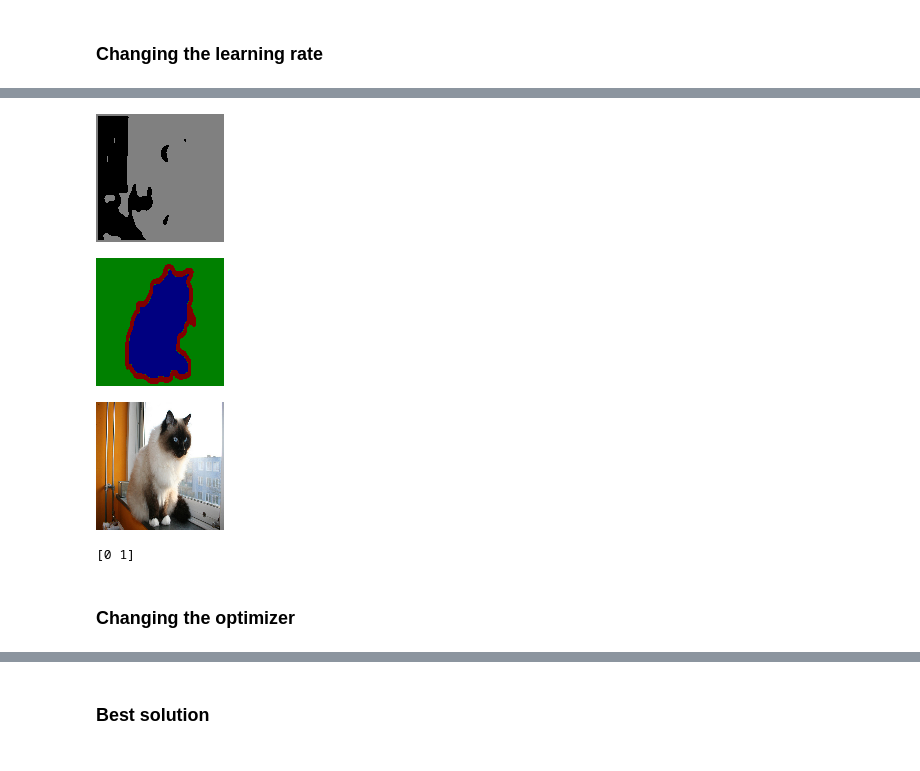
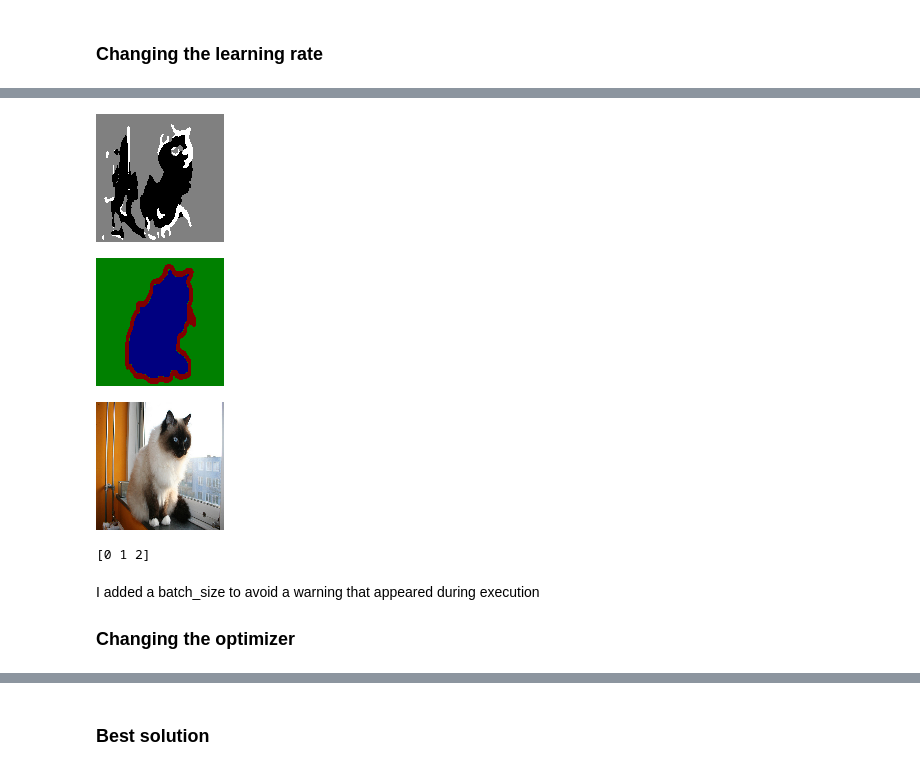
Before and after one commit to girofex/Computational-Vision-laboratories, a Jupyter notebook: 6_lab_semantic_segmentation.ipynb, the cells around one changed output, grey strips where cells are left out. Cells and saved outputs as stored; diff of their text form; code cells hidden in the pictures.

```diff
--- a/6_lab_semantic_segmentation.ipynb
+++ b/6_lab_semantic_segmentation.ipynb
@@ -405,0 +379,38 @@ for i in range(0, 5):
+# %%
+x2 = (np.zeros((1500,128,128,3), dtype="float32"))/255.0
+y2 = np.zeros((1500,128,128,3), dtype="int32")
+
+for j in range(0,1500):
+  img = cv2.imread(input_img_paths[j])
+  img2 = cv2.imread(target_img_paths[j])
+  try:
+    img = cv2.resize(img,(128,128))
+    img2=cv2.resize(img2,(128,128))
+    x2[j] = img
+    y2[j] = img2
+  except:
+    print(j)
+
+y2 = y2[:, :, :, 0] - 1
+y2 = tf.keras.utils.to_categorical(y2, num_classes=3)
+
+x_train2, x_val2, y_train2, y_val2 = train_test_split(
+    x2, y2,
+    test_size=0.1,
+    random_state=42,
+    shuffle=True
+)
+
+unet_model.fit(x_train2, y_train2, epochs=epochs, validation_data=(x_val2, y_val2), callbacks=callbacks)
+
+val_preds = unet_model.predict(x_test/255.0)
+
+def display_mask(i):
+    mask = np.argmax(val_preds[i], axis=-1)
+    mask = np.expand_dims(mask, axis=-1)
+    cv2_imshow(mask*128)
+    cv2_imshow(y_test[i]*128)
+    cv2_imshow(x_test[i])
+    print(np.unique(mask))
+
+display_mask(0)
@@ -412,7 +445,7 @@ for i in range(0, 5):
 unet_model.compile(loss=keras.losses.categorical_crossentropy, optimizer=keras.optimizers.Adam(learning_rate=0.00001), metrics=['accuracy'])
 unet_model.fit(x_train, y_train, epochs=epochs, validation_data=(x_val, y_val), callbacks=callbacks)
 
-val_preds = unet_model.predict(x_test/255.0)
+val_preds = unet_model.predict(x_test/255.0, batch_size=x_test.shape[0])
 def display_mask(i):
     mask = np.argmax(val_preds[i], axis=-1)
     mask = np.expand_dims(mask, axis=-1)
@@ -443,11 +476,11 @@ Epoch 10/10
-[figure, old version]
+[figure, new version]
 [figure]
 [figure]
-[0 1]
+[0 1 2]
-# %% [markdown]
-
-
-<h3>Changing the optimizer</h3>
+# %% [markdown]
+I added a batch_size to avoid a warning that appeared during execution
+
+<h3>Changing the optimizer</h3>
 # %%
 #using the Lion optimizer
 unet_model.compile(loss=keras.losses.categorical_crossentropy, optimizer=keras.optimizers.AdamW(learning_rate=0.00001, weight_decay=0.00001), metrics=['accuracy'])
```
Also changed, not shown: parts of 8 cells of this notebook.
